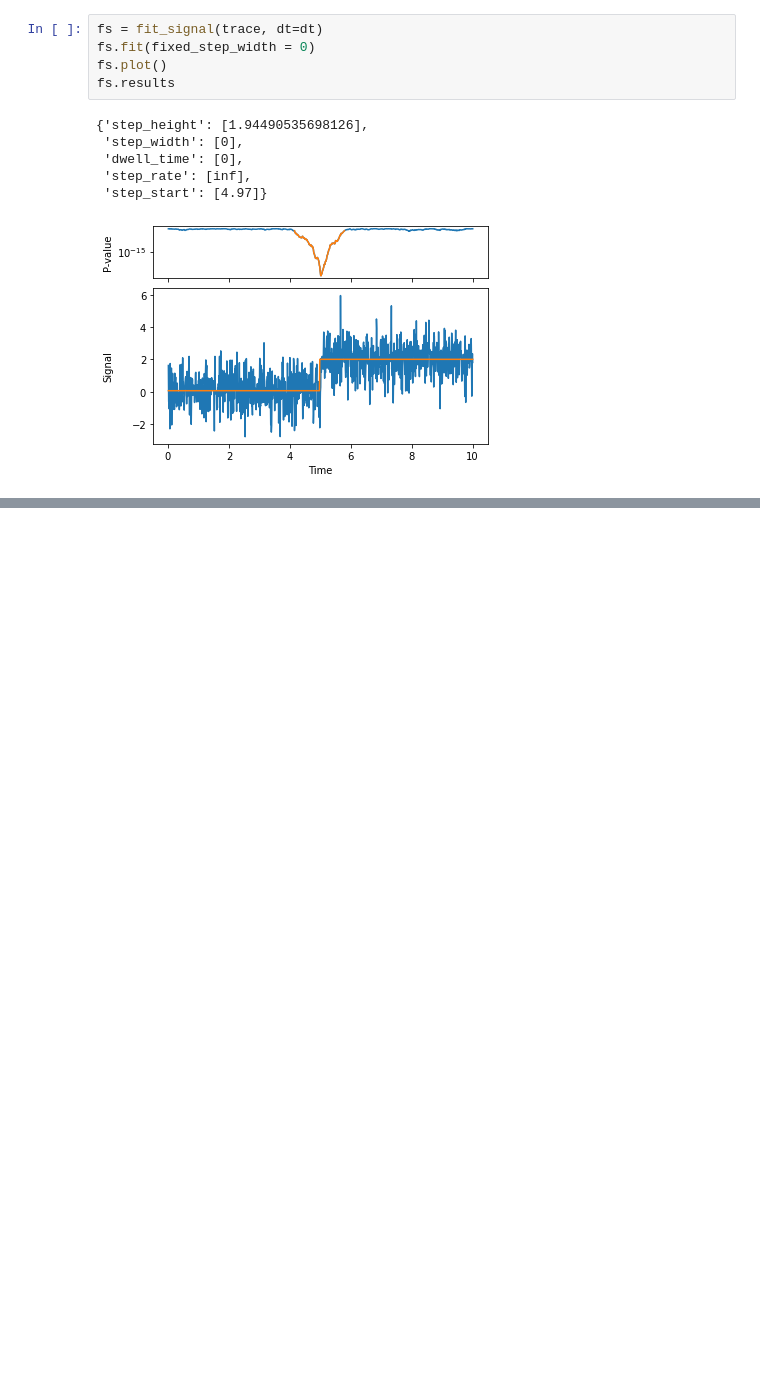
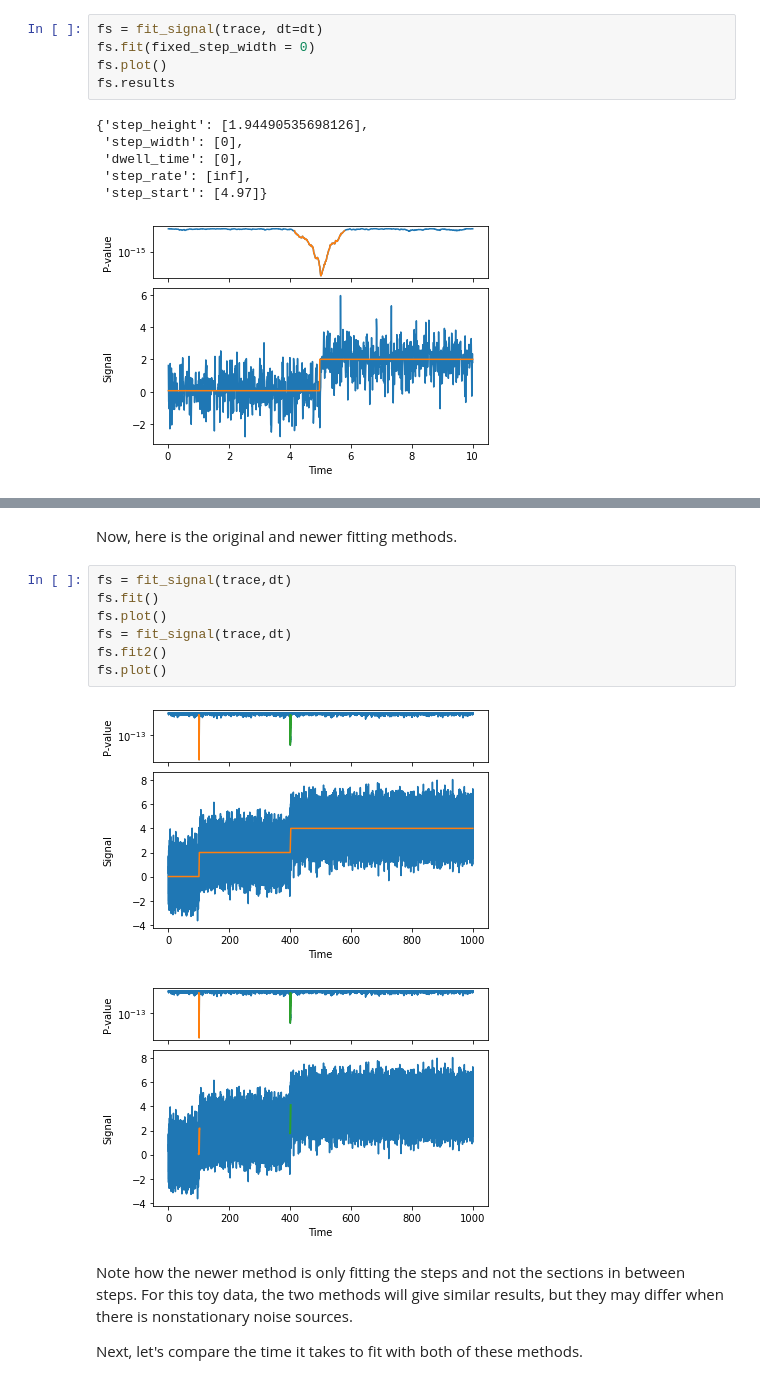
Before and after one commit to ianlmorgan/StePy, a Jupyter notebook: examples/tutorial.ipynb, the cells around one changed output, grey strips where cells are left out. Drawn from its saved outputs; the diff is of its cells as text; blank space fills up the shorter version.

Commit message:
added a new fitting method and updated version

```diff
--- a/examples/tutorial.ipynb
+++ b/examples/tutorial.ipynb
@@ -187,0 +202,16 @@ fs.results
+# %% [markdown]
+Now, here is the original and newer fitting methods.
+# %%
+fs = fit_signal(trace,dt)
+fs.fit()
+fs.plot()
+fs = fit_signal(trace,dt)
+fs.fit2()
+fs.plot()
+# %% [output]
+[figure, added]
+[figure, added]
+# %% [markdown]
+Note how the newer method is only fitting the steps and not the sections in between steps. For this toy data, the two methods will give similar results, but they may differ when there is nonstationary noise sources.
+
+Next, let's compare the time it takes to fit with both of these methods.
```
Also changed, not shown: parts of 5 cells of this notebook, 4 other files.
